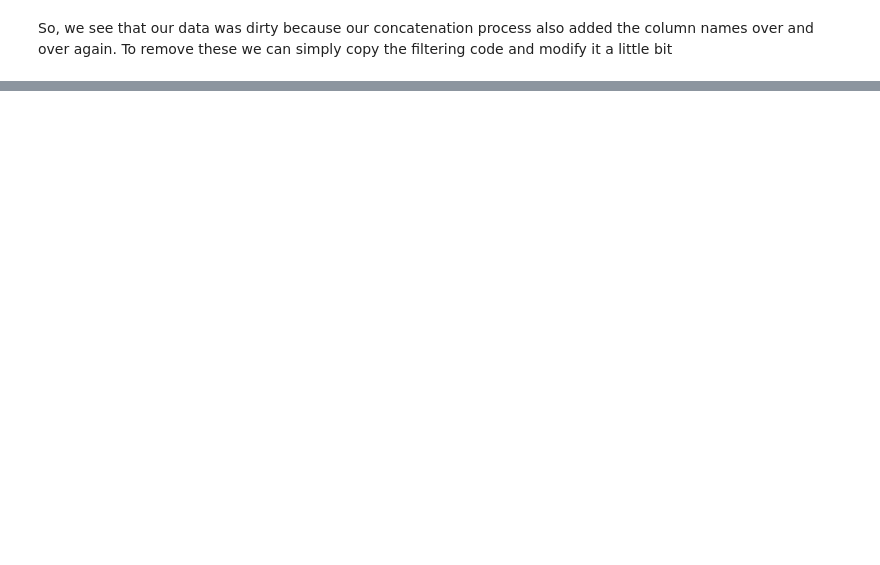
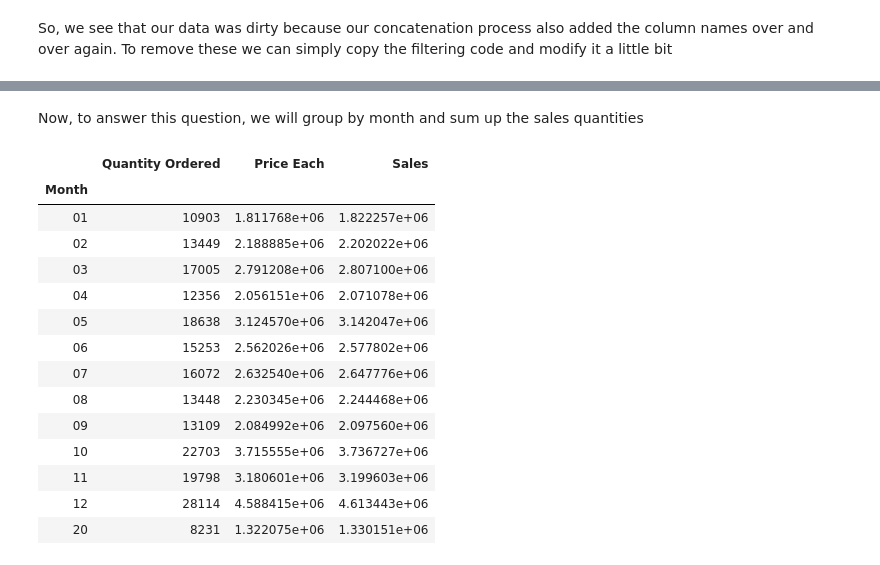
Before and after one commit to paulowe/SalesAnalytics, a Jupyter notebook: salesAnalysis.ipynb, the cells around one changed output, grey strips where cells are left out. Cells and saved outputs as stored; diff of their text form; code cells hidden in the pictures; blank space fills up the shorter version.

```diff
--- a/salesAnalysis.ipynb
+++ b/salesAnalysis.ipynb
@@ -108,3 +54,12 @@ all_months_data[all_months_data['Product'] == 'Product']
+# %%
+# Clean Data - Find all Nan in data set
+
+nan_df = all_data[all_data.isna().any(axis=1)]
+nan_df.head()
+
+#Drop all NaN
+
+all_data = all_data.dropna(how='all')
 # %% [markdown]
 So, we see that our data was dirty because our concatenation process also added the column names over and over again.
 To remove these we can simply copy the filtering code and modify it a little bit
@@ -127,0 +66,4 @@ See the caveats in the documentation: http://pandas.pydata.org/pandas-docs/stabl
+# %%
+#index all_data[based on a condition]
+all_data = all_data[all_data['Month'] != 'Or']
+all_data.head()
@@ -127,0 +104,20 @@ See the caveats in the documentation: http://pandas.pydata.org/pandas-docs/stabl
+# %% [markdown]
+Now, to answer this question, we will group by month and sum up the sales quantities
+# %%
+all_data.groupby('Month').sum()
+# %% [output]
+|  | Quantity Ordered | Price Each | Sales |
+| Month |  |  |  |
+| 01 | 10903 | 1.811768e+06 | 1.822257e+06 |
+| 02 | 13449 | 2.188885e+06 | 2.202022e+06 |
+| 03 | 17005 | 2.791208e+06 | 2.807100e+06 |
+| 04 | 12356 | 2.056151e+06 | 2.071078e+06 |
+| 05 | 18638 | 3.124570e+06 | 3.142047e+06 |
+| 06 | 15253 | 2.562026e+06 | 2.577802e+06 |
+| 07 | 16072 | 2.632540e+06 | 2.647776e+06 |
+| 08 | 13448 | 2.230345e+06 | 2.244468e+06 |
+| 09 | 13109 | 2.084992e+06 | 2.097560e+06 |
+| 10 | 22703 | 3.715555e+06 | 3.736727e+06 |
+| 11 | 19798 | 3.180601e+06 | 3.199603e+06 |
+| 12 | 28114 | 4.588415e+06 | 4.613443e+06 |
+| 20 | 8231 | 1.322075e+06 | 1.330151e+06 |
```
Also changed, not shown: parts of 16 cells of this notebook.
